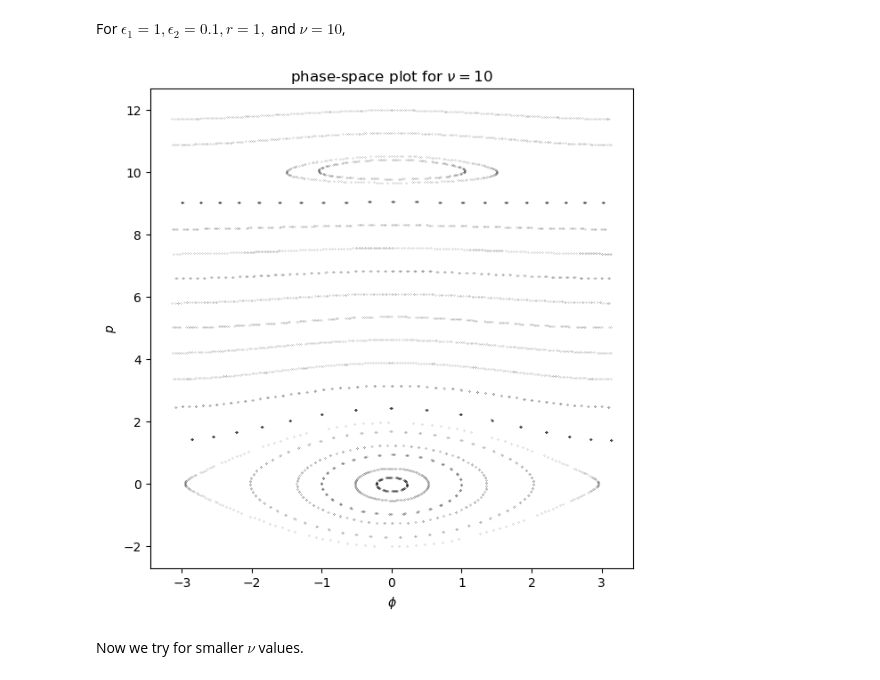
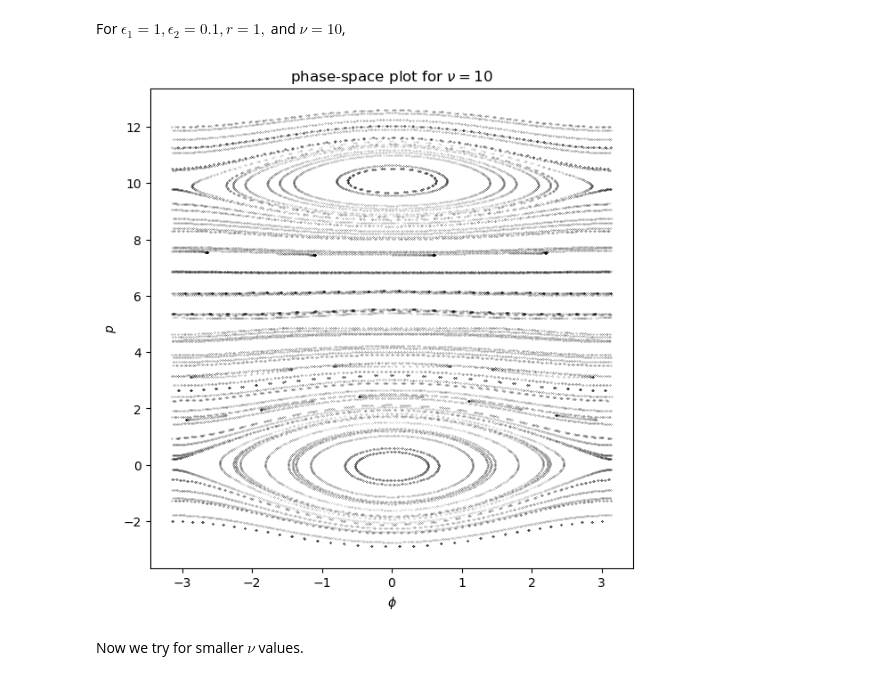
Before and after one commit to EritasY/Chaos, a Jupyter notebook: Hamiltonian.ipynb, the cells around one changed output. Cells and saved outputs as stored; diff of their text form; code cells hidden in the pictures.

```diff
--- a/Hamiltonian.ipynb
+++ b/Hamiltonian.ipynb
@@ -44,11 +44,11 @@ def phasePlot(e1, e2, r, nu, ic):
 For $\epsilon_1=1, \epsilon_2=0.1, r=1,$ and $\nu=10$,
 # %%
 # create different initial conditions
-ic = [[0,y] for y in np.linspace(-2, 12, 20)]
+ic = [[x,y] for x in np.linspace(-np.pi, np.pi, 8) for y in np.linspace(-2, 12, 20)]
 # %%
-phasePlot(1, 0.1, 1, 10, ic)
+phasePlot(1, 0.5, 1, 10, ic)
 # %% [output]
-[figure, old version]
+[figure, new version]
 # %% [markdown]
 Now we try for smaller $\nu$ values.
 # %%
```
Also changed, not shown: 4 other files.
